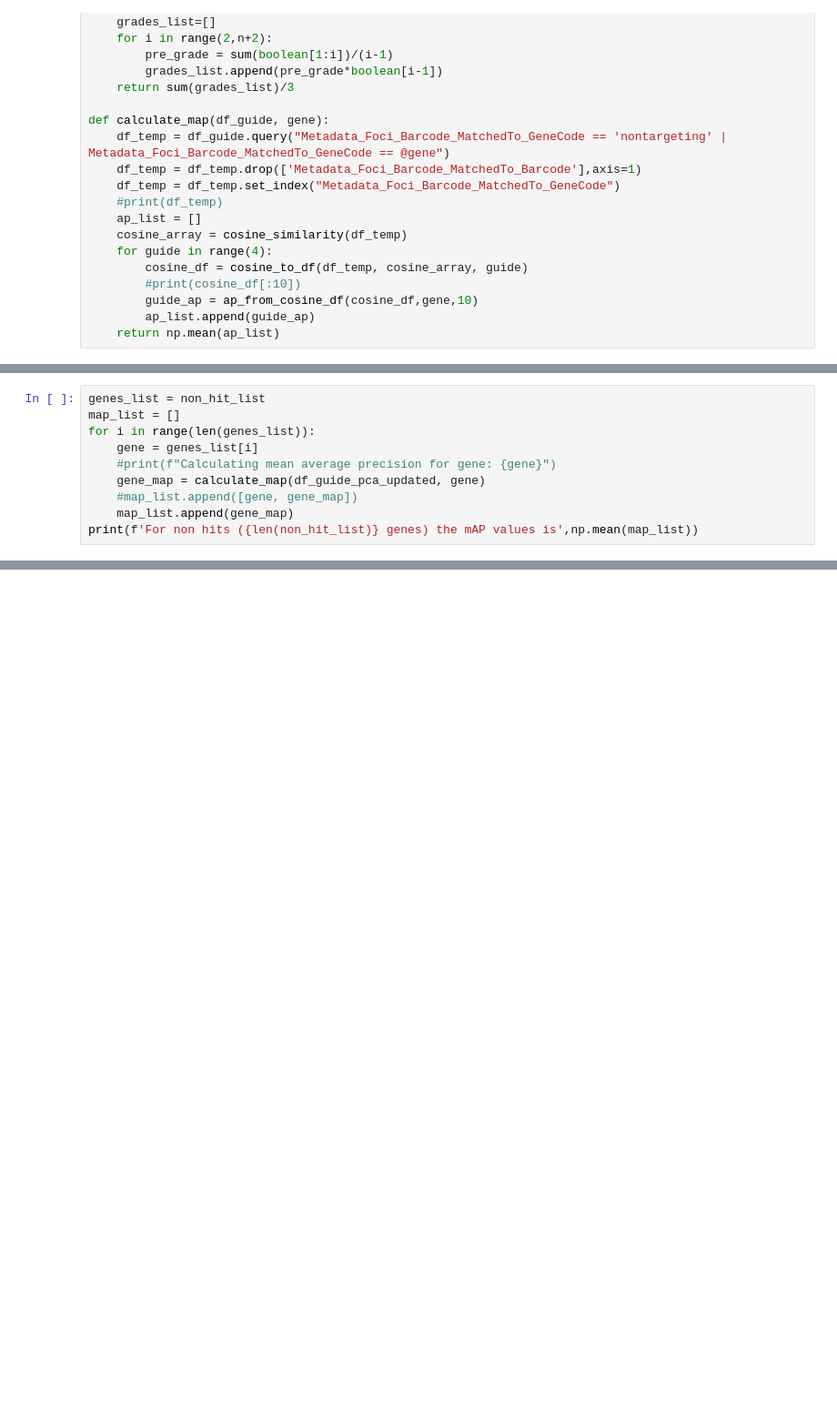
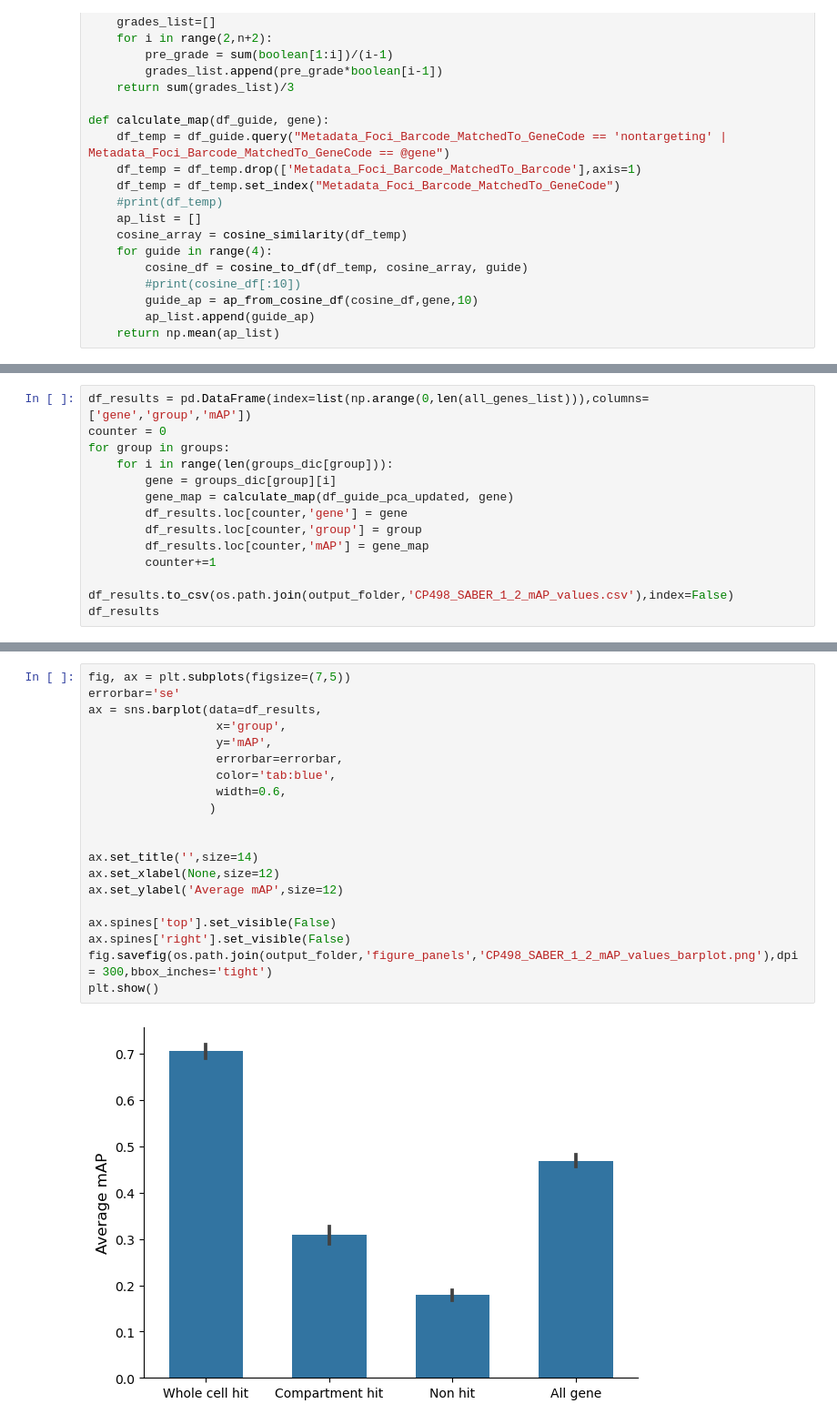
Before and after one commit to MerajRamezani/SABER_Pilot_data_analysis, a Jupyter notebook: SABER-1-2/4_guide_mAP_analysis_pca_updated.ipynb, the cells around one changed output, grey strips where cells are left out. Shown at 91% size. Saved outputs shown, nothing was run; the diff lists cells and outputs as text; blank space fills up the shorter version.

```diff
--- a/SABER-1-2/4_guide_mAP_analysis_pca_updated.ipynb
+++ b/SABER-1-2/4_guide_mAP_analysis_pca_updated.ipynb
@@ -214,10 +179,0 @@ For compartment hits (78 genes) the mAP values is 0.30875771604938274
-# %%
-genes_list = non_hit_list
-map_list = []
-for i in range(len(genes_list)):
-    gene = genes_list[i]
-    #print(f"Calculating mean average precision for gene: {gene}")
-    gene_map = calculate_map(df_guide_pca_updated, gene)
-    #map_list.append([gene, gene_map])
-    map_list.append(gene_map)
-print(f'For non hits ({len(non_hit_list)} genes) the mAP values is',np.mean(map_list))
@@ -225,0 +180,14 @@ For non hits (206 genes) the mAP values is 0.1788338919710279
+# %%
+df_results = pd.DataFrame(index=list(np.arange(0,len(all_genes_list))),columns=['gene','group','mAP'])
+counter = 0
+for group in groups:
+    for i in range(len(groups_dic[group])):
+        gene = groups_dic[group][i]
+        gene_map = calculate_map(df_guide_pca_updated, gene)
+        df_results.loc[counter,'gene'] = gene
+        df_results.loc[counter,'group'] = group
+        df_results.loc[counter,'mAP'] = gene_map
+        counter+=1
+
+df_results.to_csv(os.path.join(output_folder,'CP498_SABER_1_2_mAP_values.csv'),index=False)
+df_results
@@ -225,0 +224,22 @@ For non hits (206 genes) the mAP values is 0.1788338919710279
+# %%
+fig, ax = plt.subplots(figsize=(7,5))
+errorbar='se'
+ax = sns.barplot(data=df_results,
+                  x='group',
+                  y='mAP',
+                  errorbar=errorbar,
+                  color='tab:blue',
+                  width=0.6,
+                 )
+
+
+ax.set_title('',size=14)
+ax.set_xlabel(None,size=12)
+ax.set_ylabel('Average mAP',size=12)
+
+ax.spines['top'].set_visible(False)
+ax.spines['right'].set_visible(False)
+fig.savefig(os.path.join(output_folder,'figure_panels','CP498_SABER_1_2_mAP_values_barplot.png'),dpi = 300,bbox_inches='tight')
+plt.show()
+# %% [output]
+[figure, added]
```
Also changed, not shown: parts of 8 cells of this notebook, 48 other files.
